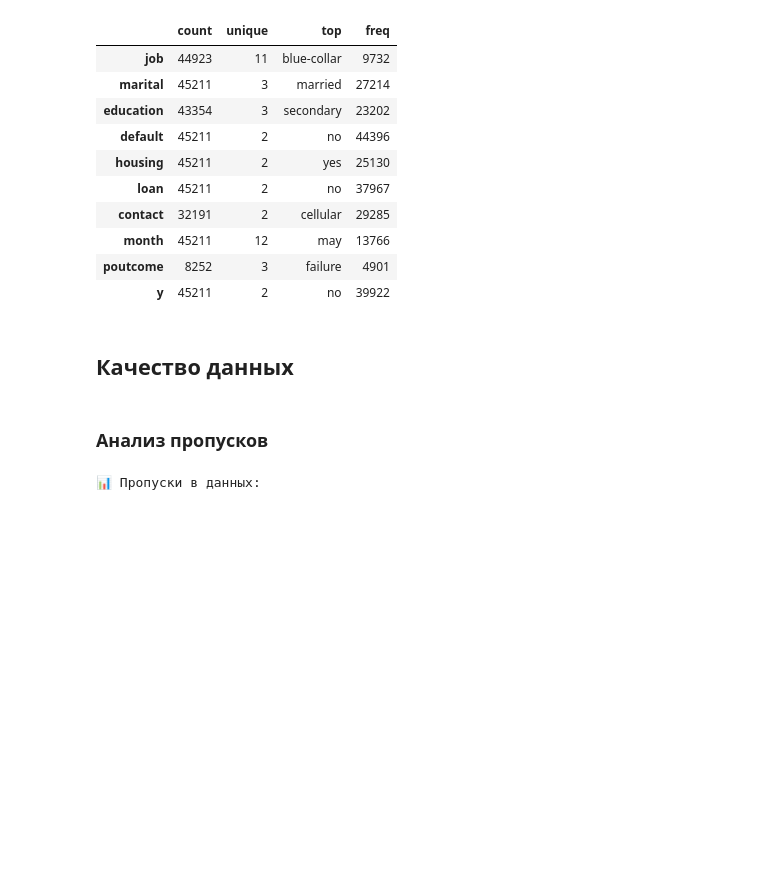
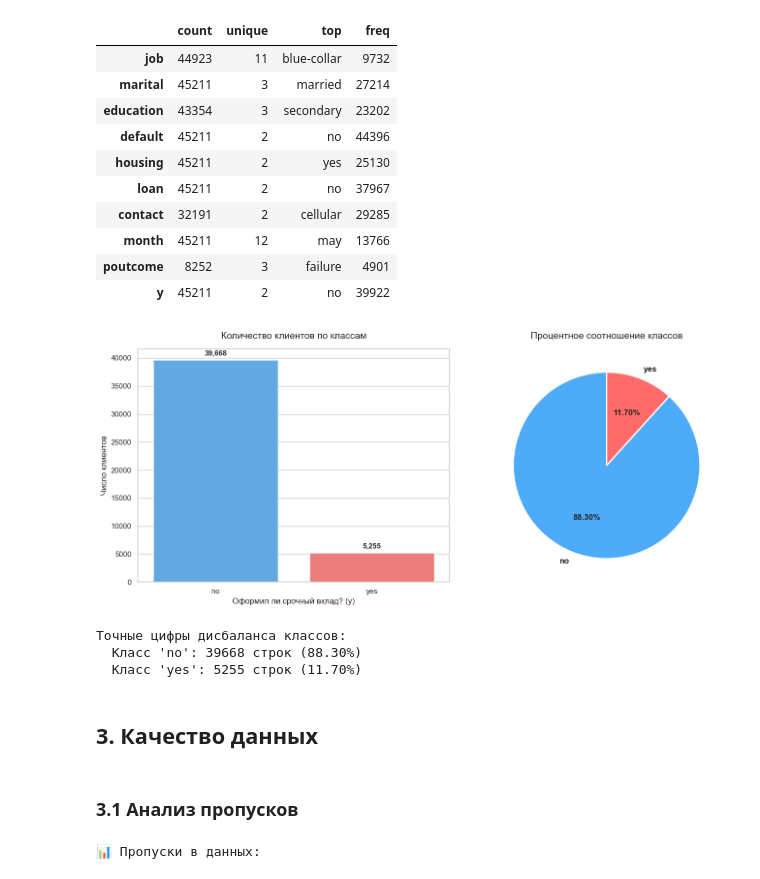
Before and after one commit to RafaelPozoyan/UrFU_project, a Jupyter notebook: practicum.ipynb, the cells around one changed output. Cells and saved outputs as stored; diff of their text form; code cells hidden in the pictures; blank space fills up the shorter version.

```diff
--- a/practicum.ipynb
+++ b/practicum.ipynb
@@ -260,10 +305,48 @@ df.describe(include=['category']).T
 | month | 45211 | 12 | may | 13766 |
 | poutcome | 8252 | 3 | failure | 4901 |
 | y | 45211 | 2 | no | 39922 |
+# %%
+%matplotlib inline
+target_counts = df['y'].astype(str).value_counts()
+target_pct = df['y'].astype(str).value_counts(normalize=True) * 100
+
+sns.set_theme(style="whitegrid")
+fig, axes = plt.subplots(1, 2, figsize=(14, 6))
+
+sns.barplot(x=target_counts.index, y=target_counts.values, ax=axes[0], palette=['#4dabf7', '#ff6b6b'], hue=target_counts.index, legend=False)
+axes[0].set_title('Количество клиентов по классам', fontsize=14, pad=15)
+axes[0].set_xlabel('Оформил ли срочный вклад? (y)', fontsize=12)
+axes[0].set_ylabel('Число клиентов', fontsize=12)
+
+for i, val in enumerate(target_counts.values):
+    axes[0].text(i, val + 500, f"{val:,}", ha='center', va='bottom', fontsize=11, weight='bold')
+
+axes[1].pie(
+    target_pct.values,
+    labels=target_pct.index,
+    autopct='%1.2f%%',
+    startangle=90,
+    colors=['#4dabf7', '#ff6b6b'],
+    textprops={'fontsize': 12, 'weight': 'bold'},
+    wedgeprops={'edgecolor': 'white', 'linewidth': 2}
+)
+axes[1].set_title('Процентное соотношение классов', fontsize=14, pad=15)
+
+plt.tight_layout()
+plt.show()
+
+print("Точные цифры дисбаланса классов:")
+for cls, cnt, pct in zip(target_counts.index, target_counts.values, target_pct.values):
+    print(f"  Класс '{cls}': {cnt} строк ({pct:.2f}%)")
+# %% [output]
+[figure, added]
+Точные цифры дисбаланса классов:
+  Класс 'no': 39668 строк (88.30%)
+  Класс 'yes': 5255 строк (11.70%)
 # %% [markdown]
-## Качество данных
+## 3. Качество данных
 # %% [markdown]
-### Анализ пропусков
+### 3.1 Анализ пропусков
 # %%
 # Количество пропусков
 missing_count = df.isna().sum()
```
Also changed, not shown: parts of 39 cells of this notebook, 2 other files.
